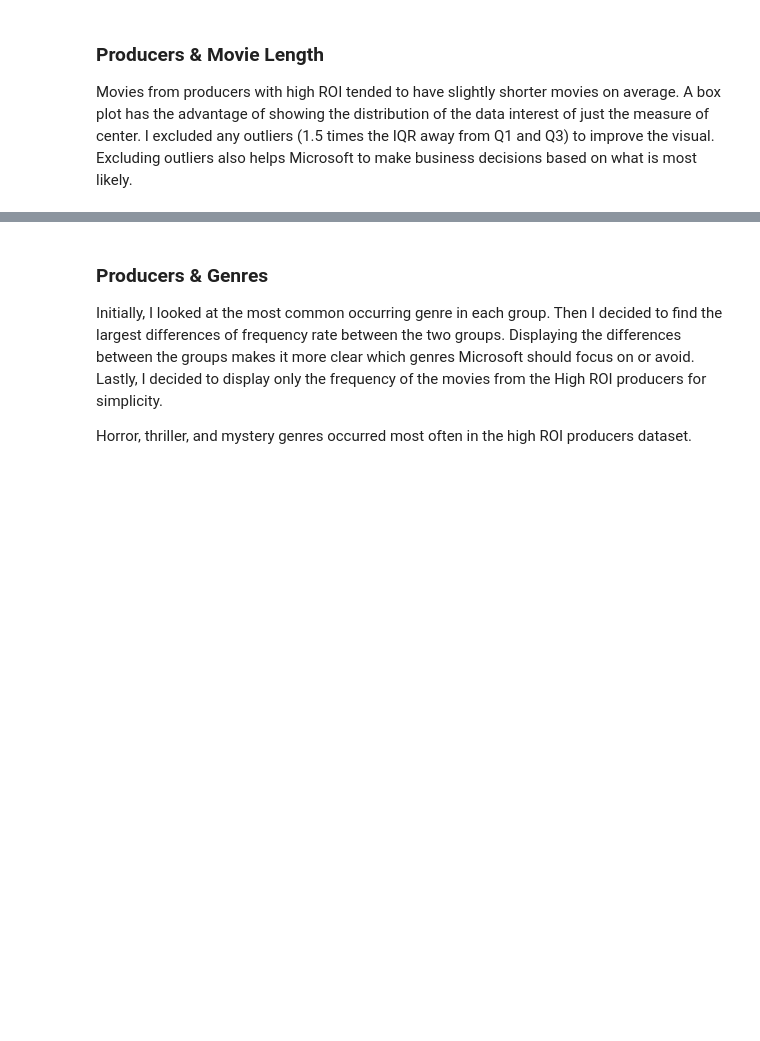
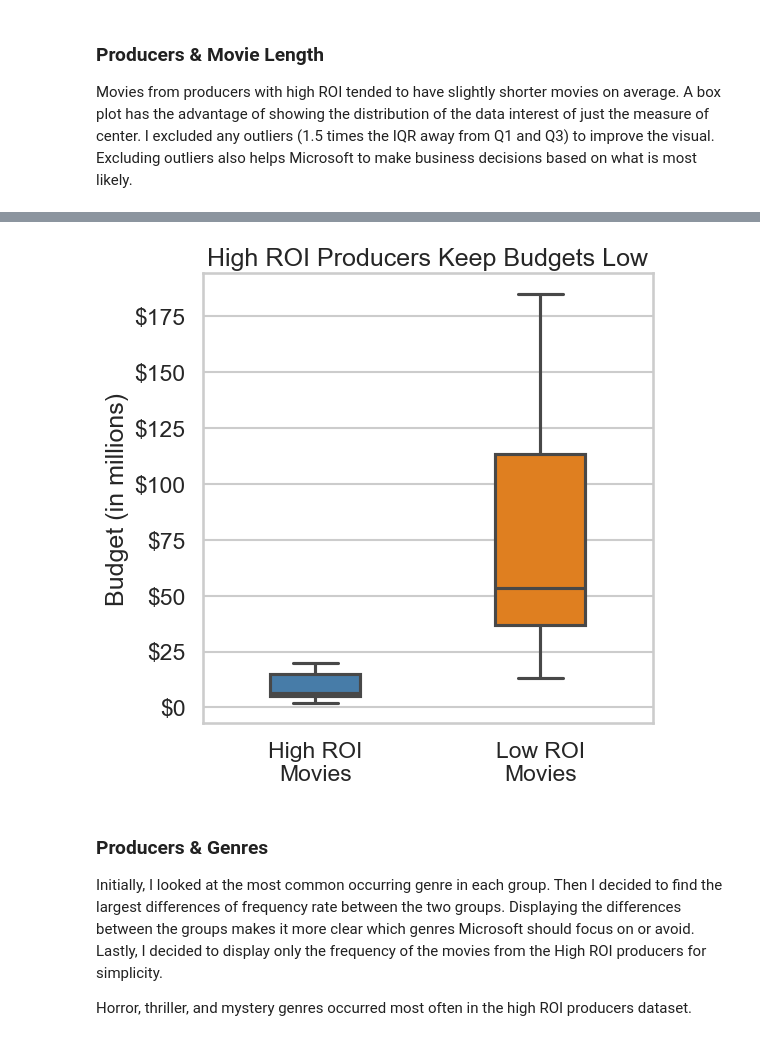
Before and after one commit to rlodetti/Microsoft_Movie_Project, a Jupyter notebook: microsoft_movie_analysis.ipynb, the cells around one changed output, grey strips where cells are left out. Saved outputs shown, nothing was run; the diff lists cells and outputs as text; code cells hidden in the pictures; blank space fills up the shorter version.

```diff
--- a/microsoft_movie_analysis.ipynb
+++ b/microsoft_movie_analysis.ipynb
@@ -143,3 +265,8 @@ viz.producer_budget(movies)
+# %%
+# Creating a visual comparing production budget of movies from high and low ROI producers.
+viz.producer_budget(movies_clean)
+# %% [output]
+[figure, added]
 # %% [markdown]
 ### Producers & Genres
 Initially, I looked at the most common occurring genre in each group. Then I decided to find the largest differences of frequency rate between the two groups. Displaying the differences between the groups makes it more clear which genres Microsoft should focus on or avoid. Lastly, I decided to display only the frequency of the movies from the High ROI producers for simplicity.
```
Also changed, not shown: parts of 37 cells of this notebook, 12 other files.
